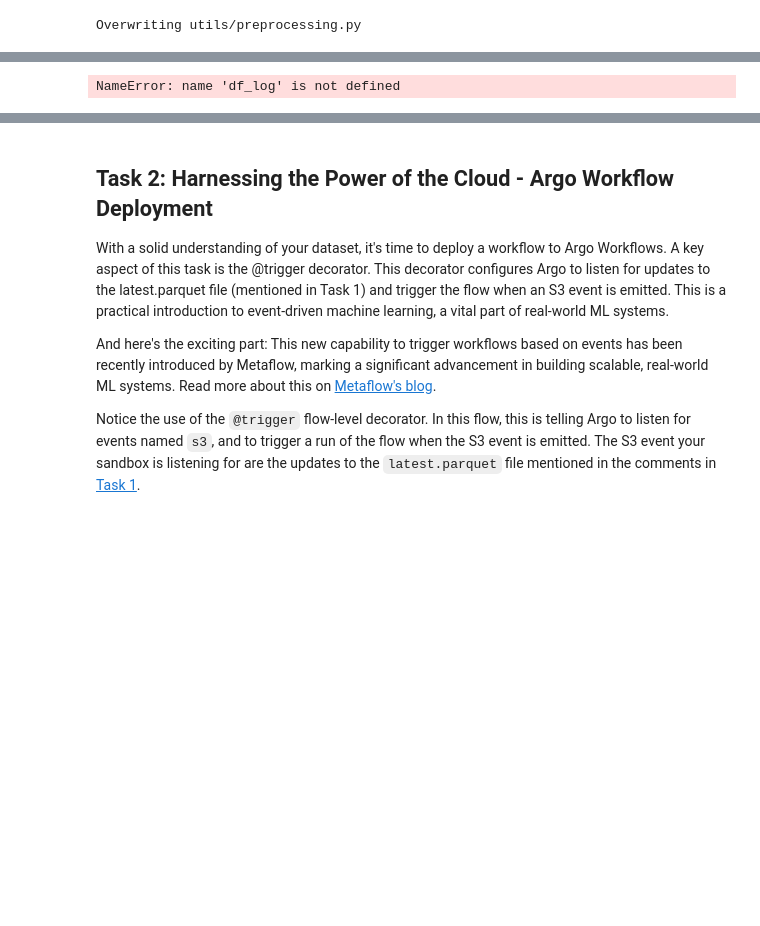
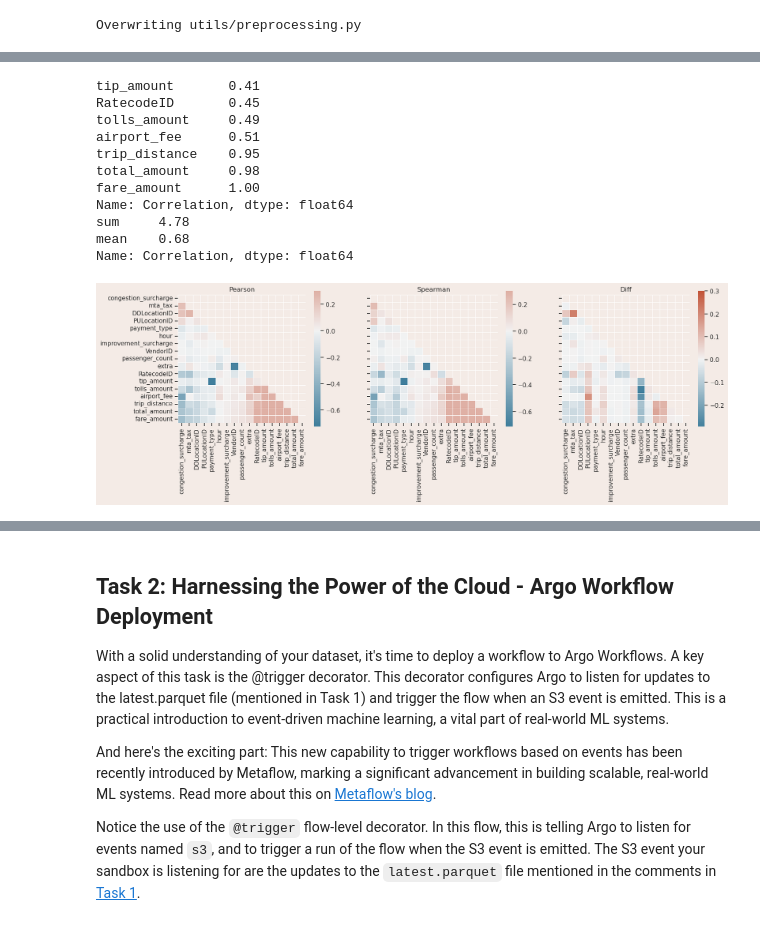
Before and after one commit to HendrikHuel/full-stack-ml-metaflow-corise-week-3, a Jupyter notebook: project/template.ipynb, the cells around one changed output, grey strips where cells are left out. Cells and saved outputs as stored; diff of their text form; code cells hidden in the pictures; blank space fills up the shorter version.

```diff
--- a/project/template.ipynb
+++ b/project/template.ipynb
@@ -206,16 +206,27 @@ Name: Correlation, dtype: float64
 # %%
 def transform_numeric_to_log(df: pd.DataFrame) -> pd.DataFrame:
-    num_cols = df_log.select_dtypes("number").columns
+    num_cols = df.select_dtypes("number").columns
     df[num_cols] = np.log1p(df[num_cols])
 
     return df
 
 df_log = transform_numeric_to_log(df.copy())
 
 corr_matrices(df_log)
 best_n_log = look_at_first_n_feats(df_log, n = 7)
 # %% [output]
-NameError: name 'df_log' is not defined
+tip_amount       0.41
+RatecodeID       0.45
+tolls_amount     0.49
+airport_fee      0.51
+trip_distance    0.95
+total_amount     0.98
+fare_amount      1.00
+Name: Correlation, dtype: float64
+sum     4.78
+mean    0.68
+Name: Correlation, dtype: float64
+[figure, added]
 # %%
 versus_plot(df_log)
 # %% [output]
```
Also changed, not shown: parts of 11 cells of this notebook, 1 other file.
